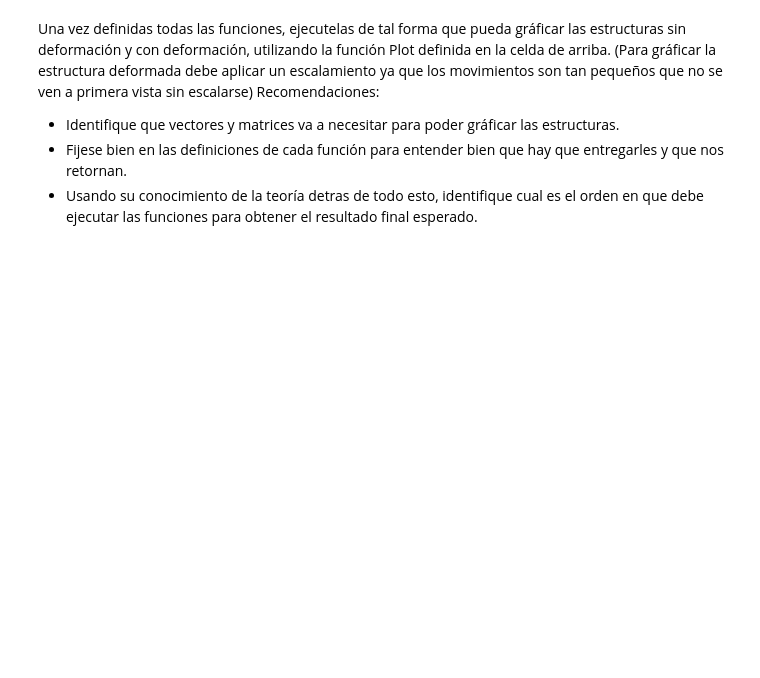
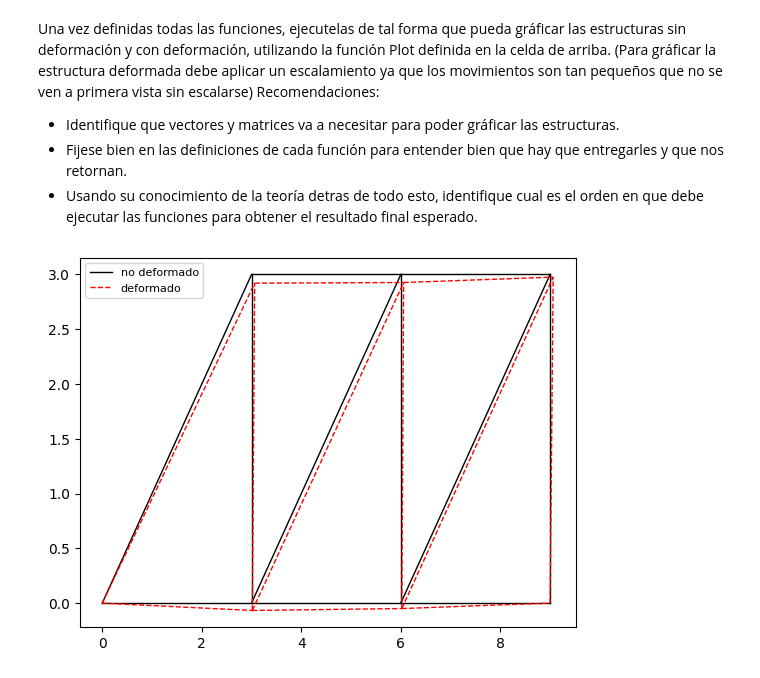
Before and after one commit to Ainsdev/Movies-csv-to-Letterbox-csv, a Jupyter notebook: IMT2210_Tarea4.ipynb, the cells around one changed output. Saved outputs shown, nothing was run; the diff lists cells and outputs as text; code cells hidden in the pictures; blank space fills up the shorter version.

```diff
--- a/IMT2210_Tarea4.ipynb
+++ b/IMT2210_Tarea4.ipynb
@@ -543,6 +543,20 @@ Recomendaciones:
 - Usando su conocimiento de la teoría detras de todo esto, identifique cual es el orden en que debe ejecutar las funciones para obtener el resultado final esperado.
 # %%
 #Desarrollo
+# Calcular la matriz de rigidez global
+K_global = matriz_rigidez_estructura_principal()
+
+# Calcular desplazamientos y fuerzas en los nodos
+vector_reacciones_globales, vector_deformaciones_globales = calculadora_fuerzas_desplazamientos(K_global)
+
+# Graficar la estructura
+plt.figure()
+plot(nodos, 'black', '-', 1, 'no deformado')
+nodos_deformados = nodos + vector_deformaciones_globales * 1e12
+plot(nodos_deformados, 'red', '--', 1, 'deformado')
+plt.show()
+# %% [output]
+[figure, added]
 # %%
 # EXTRA: Con esta función va a poder graficar las fuerzas internas a las que están sometidas las vigas de la estructura.
 # Para usarla edben darle los nodos,y las fuerzas internas conseguidas antes de la funcion calculadora_fuerzas_desplazamientos()
```
